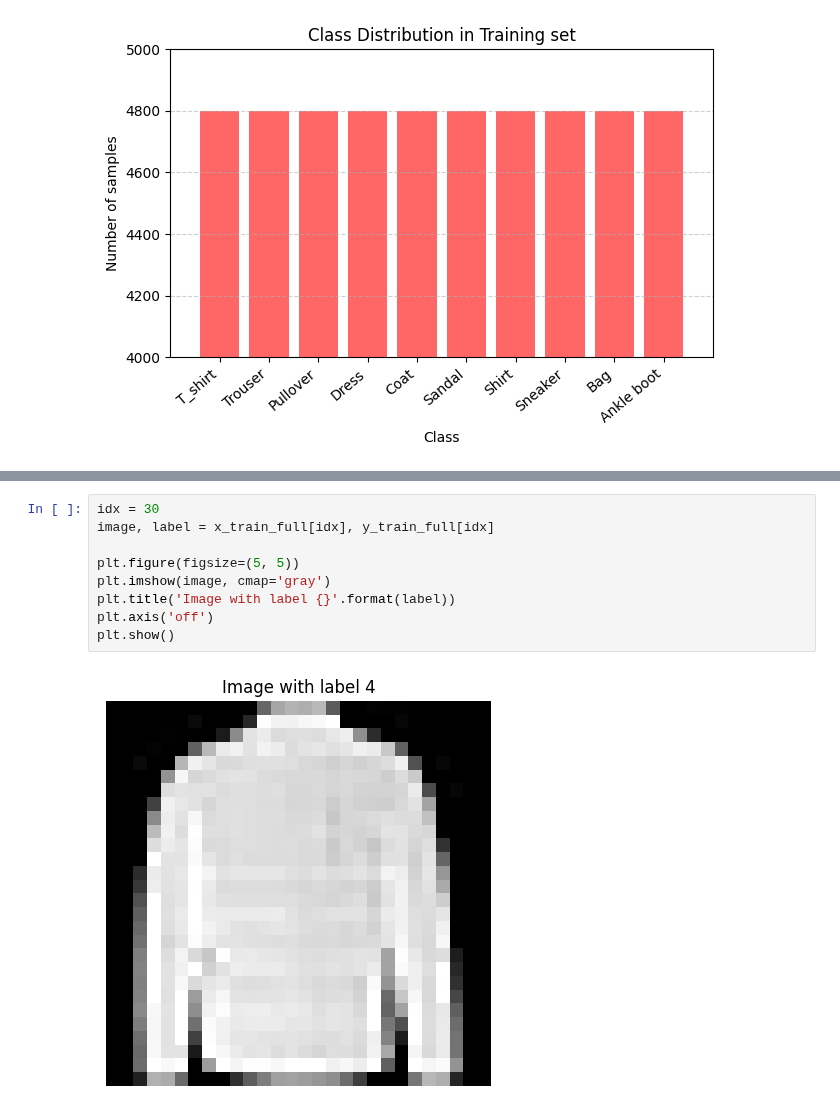
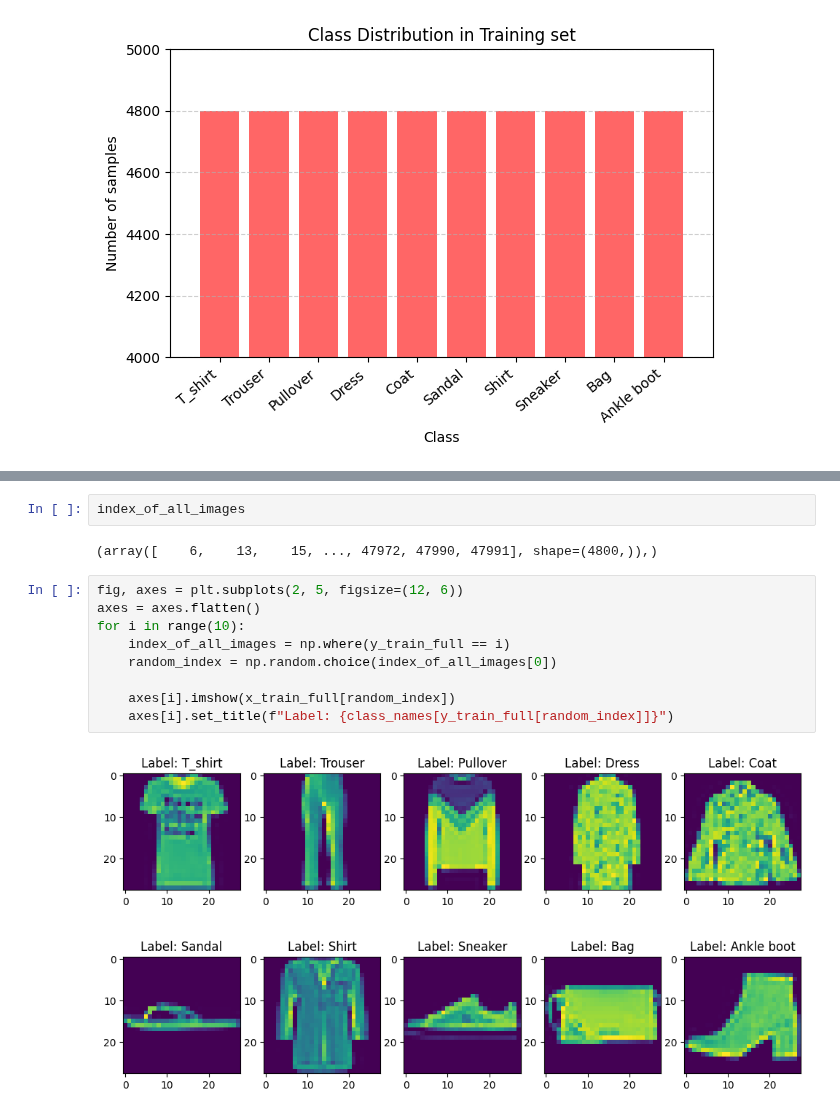
Before and after one commit to kacmazozan/Fashion_mnist_Dataset_ML, a Jupyter notebook: CS412-HW1-ozankacmaz.ipynb, the cells around one changed output, grey strips where cells are left out. Saved outputs shown, nothing was run; the diff lists cells and outputs as text.

Commit message:
random image for each class

```diff
--- a/CS412-HW1-ozankacmaz.ipynb
+++ b/CS412-HW1-ozankacmaz.ipynb
@@ -78,11 +97,15 @@ Global Mean of the pixel values 90.0593388742391
+# %%
+index_of_all_images
+# %% [output]
+(array([    6,    13,    15, ..., 47972, 47990, 47991], shape=(4800,)),)
 # %%
-idx = 30
-image, label = x_train_full[idx], y_train_full[idx]
+fig, axes = plt.subplots(2, 5, figsize=(12, 6))
+axes = axes.flatten()
+for i in range(10):
+    index_of_all_images = np.where(y_train_full == i)
+    random_index = np.random.choice(index_of_all_images[0])
 
-plt.figure(figsize=(5, 5))
-plt.imshow(image, cmap='gray')
-plt.title('Image with label {}'.format(label))
-plt.axis('off')
-plt.show()
+    axes[i].imshow(x_train_full[random_index])
+    axes[i].set_title(f"Label: {class_names[y_train_full[random_index]]}")
 # %% [output]
-[figure, old version]
+[figure, new version]
```
Also changed, not shown: parts of 1 cell of this notebook.
